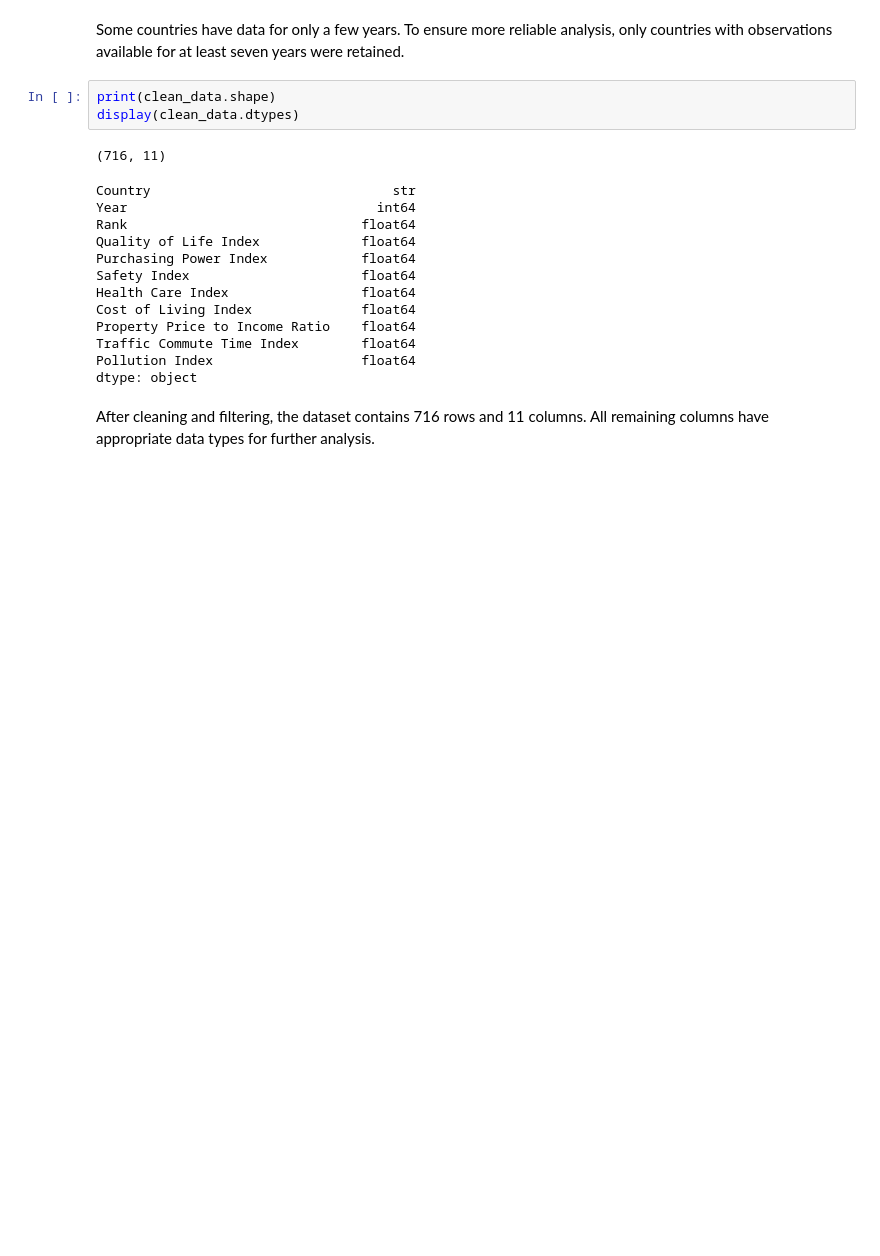
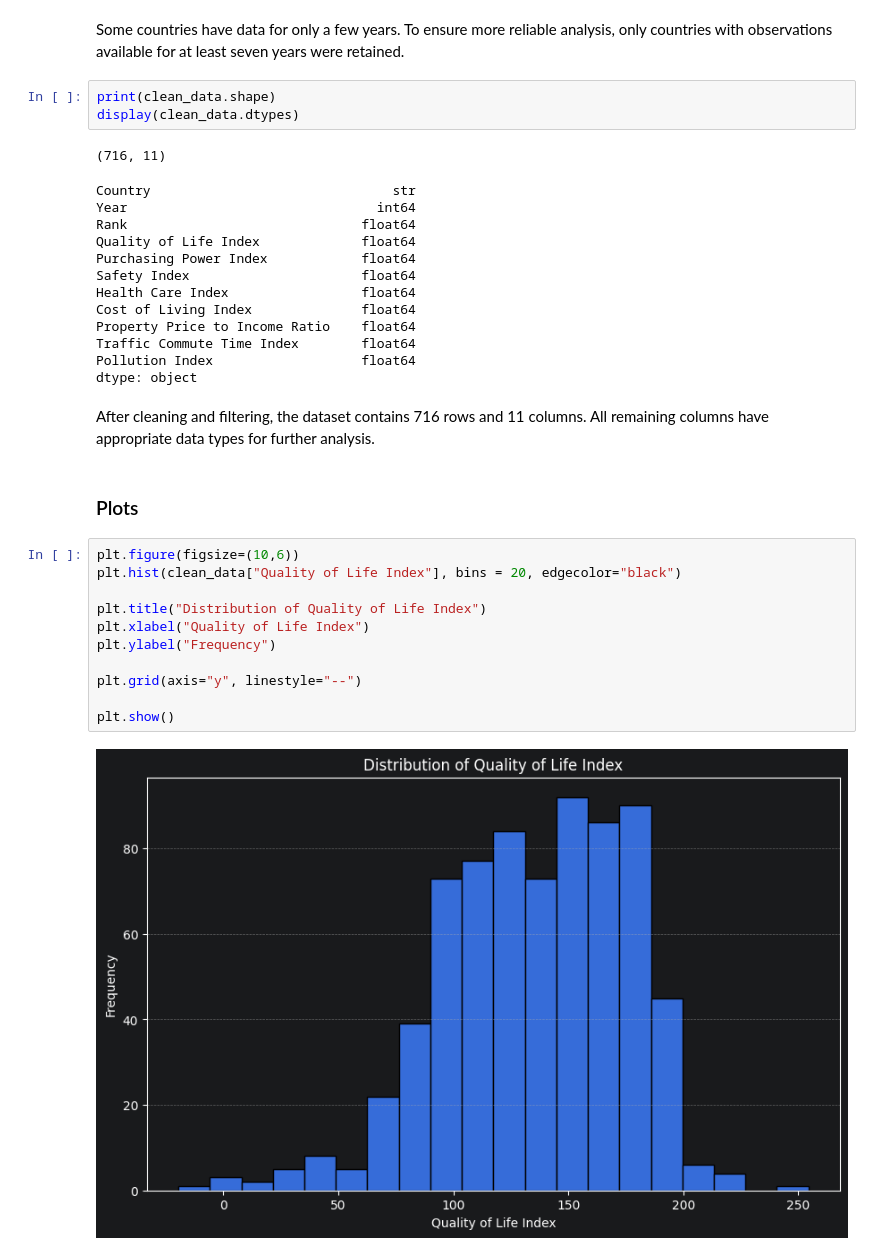
Before and after one commit to soonserv/data-best-project, a Jupyter notebook: notebooks/Nastya.ipynb, the cells around one changed output. Saved outputs shown, nothing was run; the diff lists cells and outputs as text; blank space fills up the shorter version.

Commit message:
Added plots

```diff
--- a/notebooks/Nastya.ipynb
+++ b/notebooks/Nastya.ipynb
@@ -245,3 +246,18 @@ Pollution Index                   float64
 dtype: object
 # %% [markdown]
 After cleaning and filtering, the dataset contains 716 rows and 11 columns. All remaining columns have appropriate data types for further analysis.
+# %% [markdown]
+### Plots
+# %%
+plt.figure(figsize=(10,6))
+plt.hist(clean_data["Quality of Life Index"], bins = 20, edgecolor="black")
+
+plt.title("Distribution of Quality of Life Index")
+plt.xlabel("Quality of Life Index")
+plt.ylabel("Frequency")
+
+plt.grid(axis="y", linestyle="--")
+
+plt.show()
+# %% [output]
+[figure, added]
```
Also changed, not shown: parts of 4 cells of this notebook.
